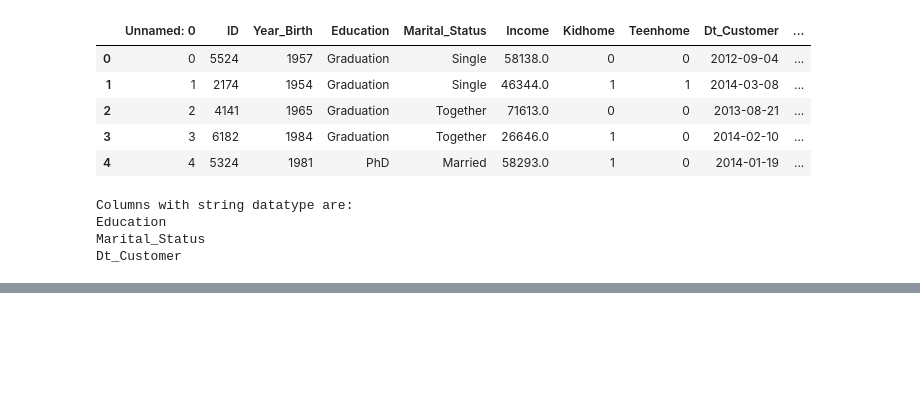
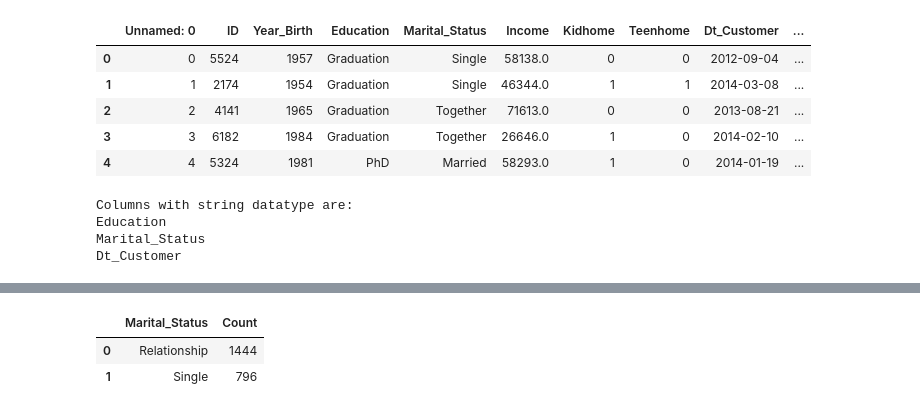
Before and after one commit to julessa/Rush5PDG4, a Jupyter notebook: ML/ml.ipynb, the cells around one changed output, grey strips where cells are left out. Cells and saved outputs as stored; diff of their text form; code cells hidden in the pictures; blank space fills up the shorter version.

```diff
--- a/ML/ml.ipynb
+++ b/ML/ml.ipynb
@@ -65,0 +95,11 @@ fig.show()
+# %%
+mar_stat = ['Single', 'Widow', 'Alone', 'Absurd', 'YOLO']
+df['Marital_Status'] = np.where(df['Marital_Status'].isin(mar_stat), 'Single', df['Marital_Status'])
+df['Marital_Status'] = np.where(df['Marital_Status'].isin(['Married', 'Together']), 'Relationship', 'Single')
+df_Mar = pd.DataFrame(df['Marital_Status'].value_counts()).reset_index()
+df_Mar.columns = ['Marital_Status', 'Count']
+df_Mar
+# %% [output]
+|  | Marital_Status | Count |
+| 0 | Relationship | 1444 |
+| 1 | Single | 796 |
```
Also changed, not shown: parts of 3 cells of this notebook.
